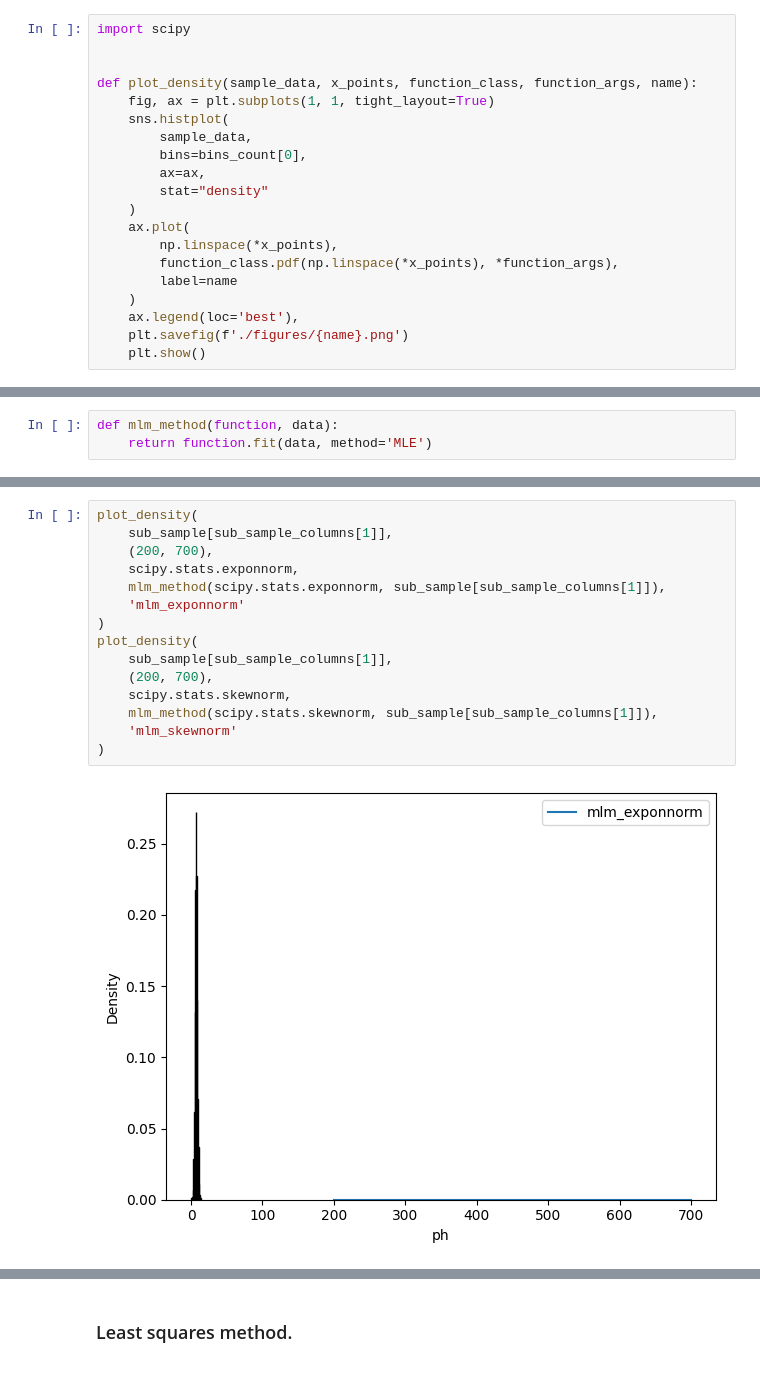
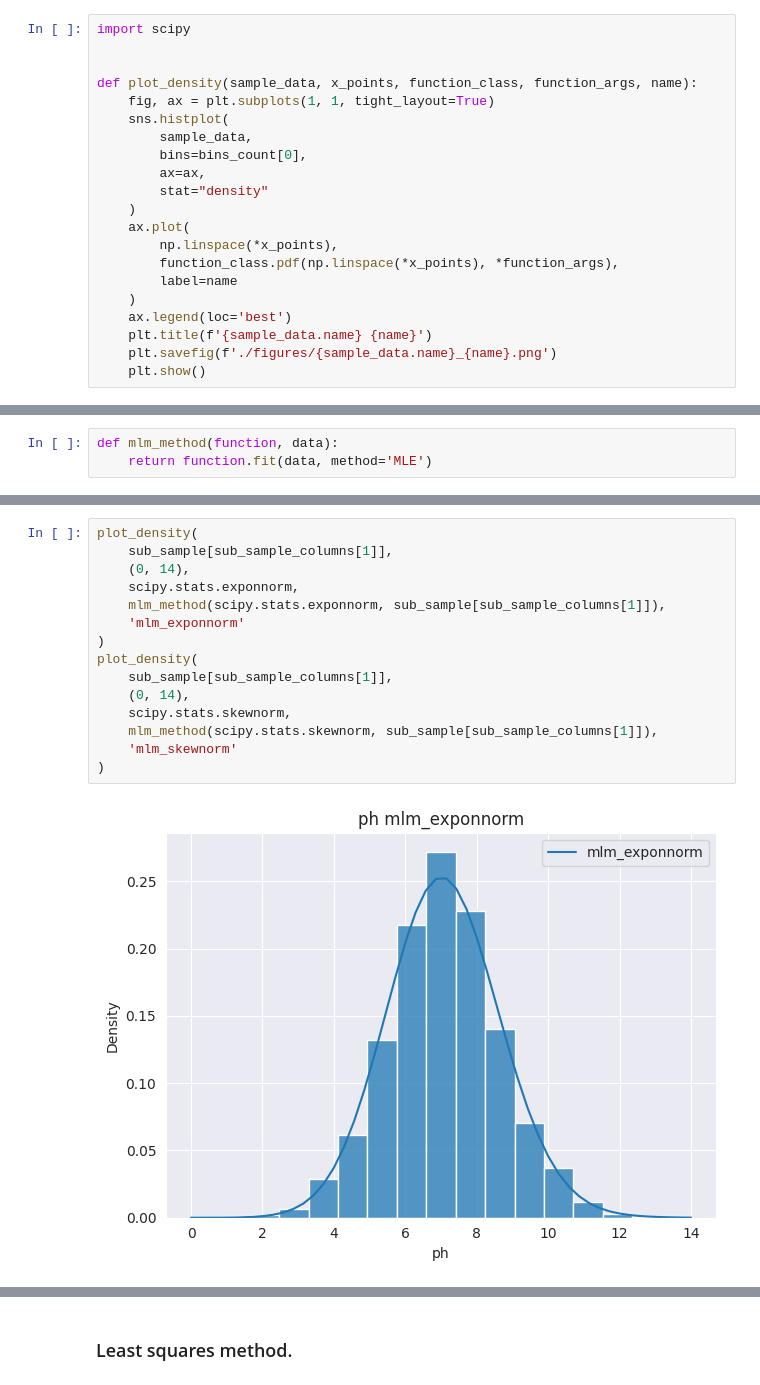
Before and after one commit to OnlyOneUseAcc/MMSA, a Jupyter notebook: lab1/1-lab.ipynb, the cells around one changed output, grey strips where cells are left out. Drawn from its saved outputs; the diff is of its cells as text.

Commit message:
[lab-1] chore: update graphics

```diff
--- a/lab1/1-lab.ipynb
+++ b/lab1/1-lab.ipynb
@@ -84,8 +84,9 @@ def plot_density(sample_data, x_points, function_class, function_args, name):
         function_class.pdf(np.linspace(*x_points), *function_args),
         label=name
     )
-    ax.legend(loc='best'),
-    plt.savefig(f'./figures/{name}.png')
+    ax.legend(loc='best')
+    plt.title(f'{sample_data.name} {name}')
+    plt.savefig(f'./figures/{sample_data.name}_{name}.png')
     plt.show()
 # %%
 plot_density(sub_sample[sub_sample_columns[0]], (0, 30), scipy.stats.exponnorm, (0.5, 13, 3), 'exponnorm')
@@ -133,17 +134,17 @@ plot_density(
 # %%
 plot_density(
     sub_sample[sub_sample_columns[1]],
-    (200, 700),
+    (0, 14),
     scipy.stats.exponnorm,
     mlm_method(scipy.stats.exponnorm, sub_sample[sub_sample_columns[1]]),
     'mlm_exponnorm'
 )
 plot_density(
     sub_sample[sub_sample_columns[1]],
-    (200, 700),
+    (0, 14),
     scipy.stats.skewnorm,
     mlm_method(scipy.stats.skewnorm, sub_sample[sub_sample_columns[1]]),
     'mlm_skewnorm'
 )
 # %% [output]
-[figure, old version]
+[figure, new version]
```
Also changed, not shown: parts of 16 cells of this notebook, 32 other files.
